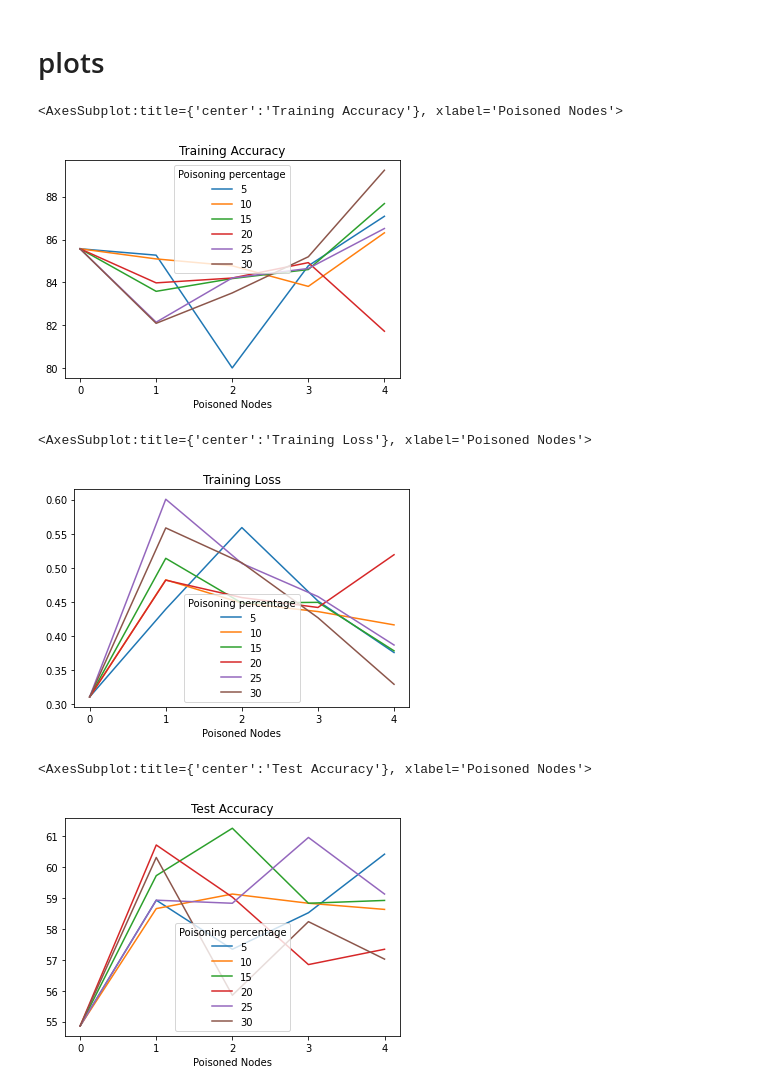
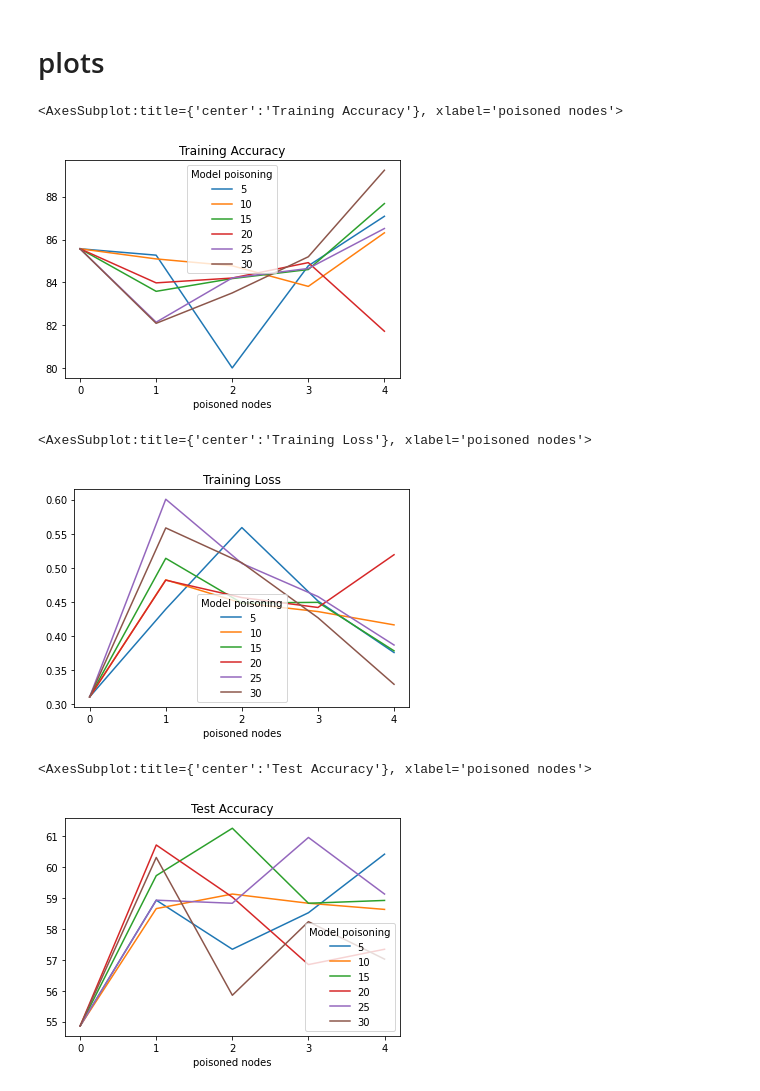
Before and after one commit to a3darekar/federated-TrashNet-data-poisoning, a Jupyter notebook: notebooks/experiment_findings/Steganography_results.ipynb, the cells around one changed output. Cells and saved outputs as stored; diff of their text form; code cells hidden in the pictures.

Commit message:
Adding notebooks for experiment plots

```diff
--- a/notebooks/experiment_findings/Steganography_results.ipynb
+++ b/notebooks/experiment_findings/Steganography_results.ipynb
@@ -38,8 +38,8 @@ newframe
 # %%
 # newframe.replace('#DIV/0!', np.nan, inplace=True)
 dtypes = {
-    'Poisoned Nodes': int,
-    'Poisoning percentage': int,
+    'poisoned nodes': int,
+    'Model poisoning': int,
     'Processing Time': float,
     'Training Accuracy': float,
     'Training Loss': float,
@@ -48,6 +48,6 @@ dtypes = {
 }
 newframe = newframe.astype(dtypes)
 # %%
-# newframe.set_index(['Poisoned Nodes', 'Poisoning percentage'])
-newframe.set_index('Poisoned Nodes')
+# newframe.set_index(['poisoned nodes', 'Poisoning percentage'])
+newframe.set_index('poisoned nodes')
 # %% [output]
@@ -74,23 +74,23 @@ newframe.set_index('Poisoned Nodes')
 # %% [output]
 [[5, 10, 15, 20, 25, 30]]
 # %%
-xticks = newframe['Poisoned Nodes'].unique().tolist()
+xticks = newframe['poisoned nodes'].unique().tolist()
 yticks = range(50, 101, 10)
 # %% [markdown]
 # plots
 # %%
-newframe.pivot_table(index='Poisoned Nodes', columns='Poisoning percentage', values='Training Accuracy').plot(legend=True, xticks=xticks, title='Training Accuracy')
+newframe.pivot_table(index='poisoned nodes', columns='Model poisoning', values='Training Accuracy').plot(legend=True, xticks=xticks, title='Training Accuracy')
 # %% [output]
-<AxesSubplot:title={'center':'Training Accuracy'}, xlabel='Poisoned Nodes'>
+<AxesSubplot:title={'center':'Training Accuracy'}, xlabel='poisoned nodes'>
-[figure, old version]
+[figure, new version]
 # %%
-newframe.pivot_table(index='Poisoned Nodes', columns='Poisoning percentage', values='Training Loss').plot(legend=True, xticks=xticks, title='Training Loss')
+newframe.pivot_table(index='poisoned nodes', columns='Model poisoning', values='Training Loss').plot(legend=True, xticks=xticks, title='Training Loss')
 # %% [output]
-<AxesSubplot:title={'center':'Training Loss'}, xlabel='Poisoned Nodes'>
+<AxesSubplot:title={'center':'Training Loss'}, xlabel='poisoned nodes'>
-[figure, old version]
+[figure, new version]
 # %%
-newframe.pivot_table(index='Poisoned Nodes', columns='Poisoning percentage', values='Test Accuracy').plot(legend=True, xticks=xticks, title='Test Accuracy')
+newframe.pivot_table(index='poisoned nodes', columns='Model poisoning', values='Test Accuracy').plot(legend=True, xticks=xticks, title='Test Accuracy')
 # %% [output]
-<AxesSubplot:title={'center':'Test Accuracy'}, xlabel='Poisoned Nodes'>
+<AxesSubplot:title={'center':'Test Accuracy'}, xlabel='poisoned nodes'>
-[figure, old version]
+[figure, new version]
 # %%
```
Also changed, not shown: parts of 8 cells of this notebook, 6 other files.
